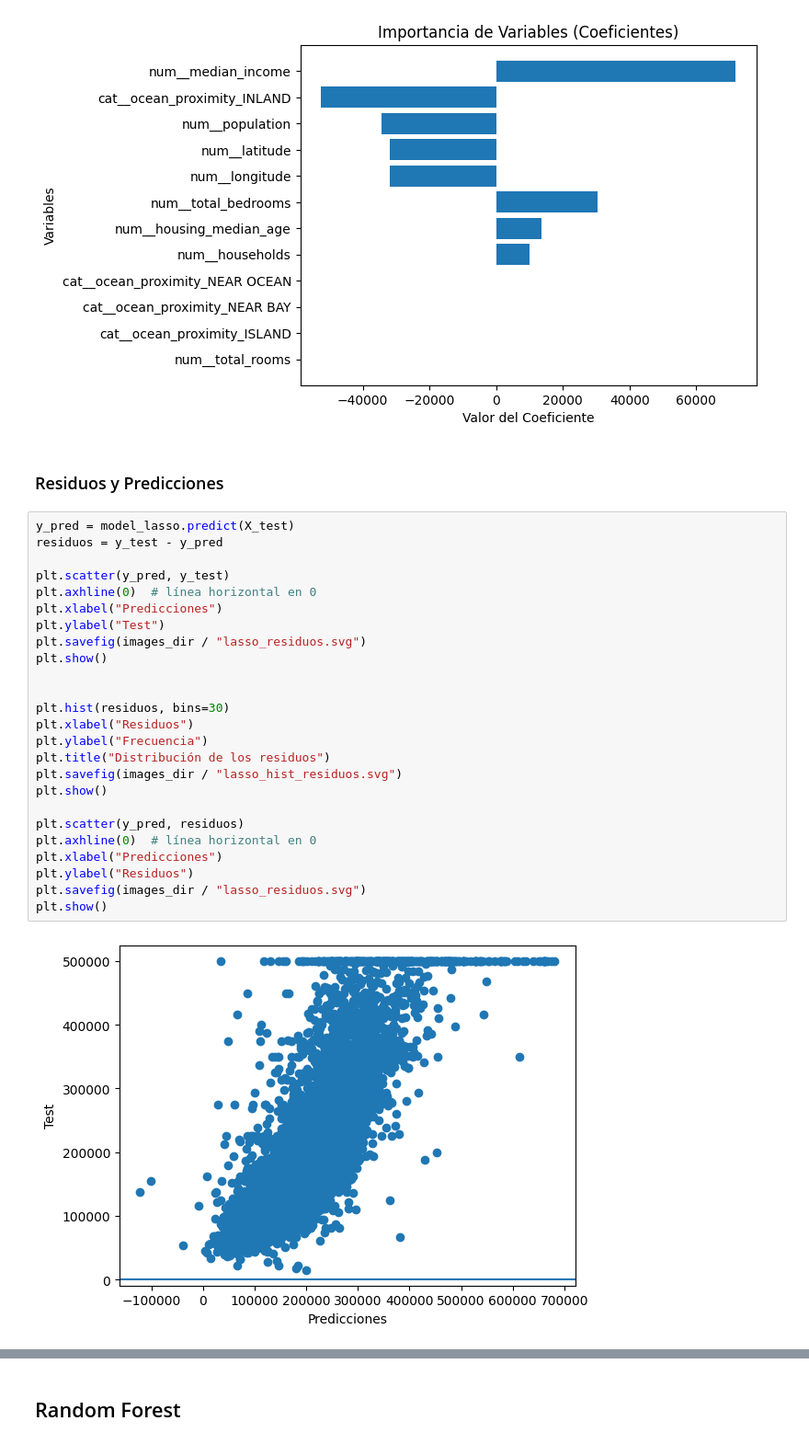
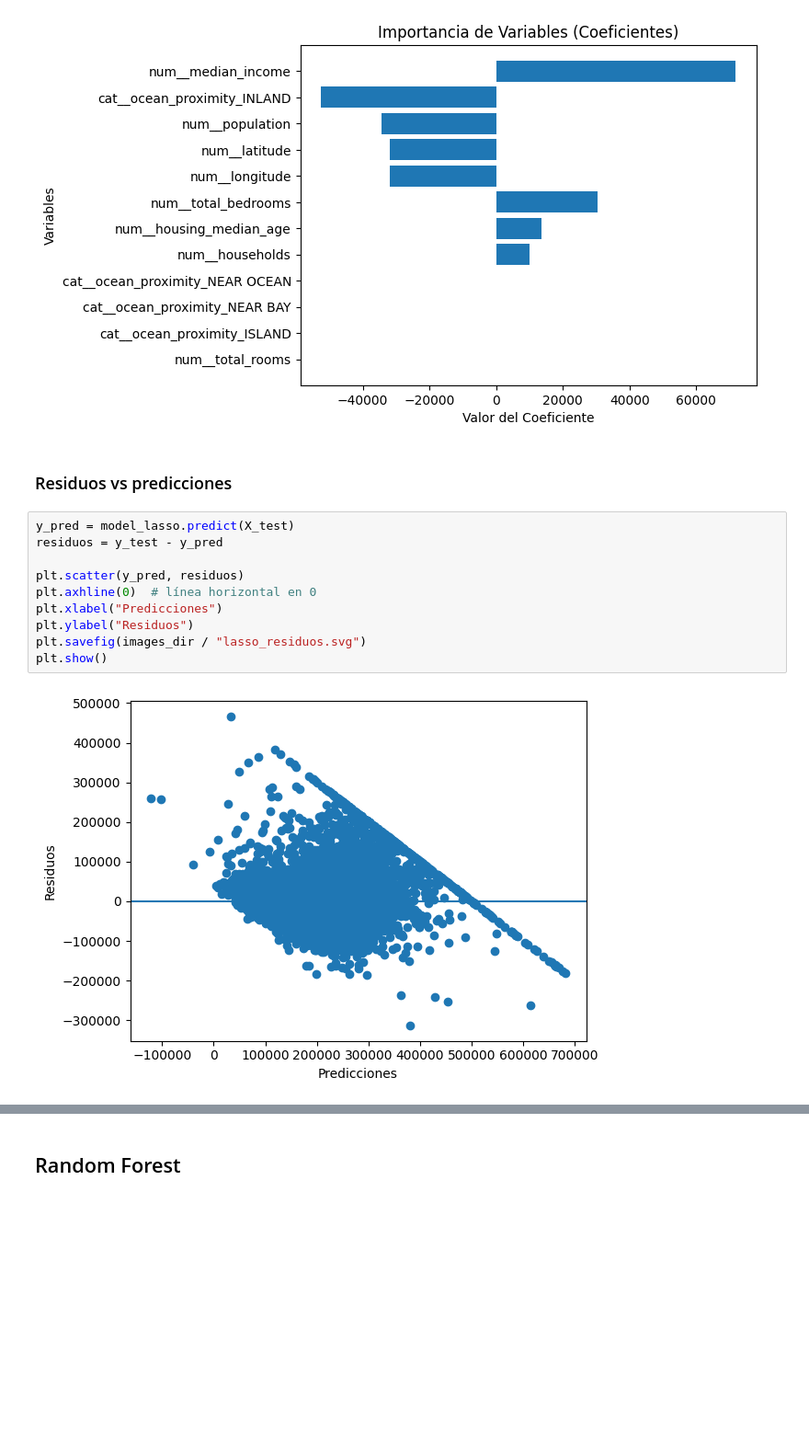
Before and after one commit to Danelnov/ml-project_analitica_datos, a Jupyter notebook: notebooks/02_modeling_regresion.ipynb, the cells around one changed output, grey strips where cells are left out. Shown at 92% size. Saved outputs shown, nothing was run; the diff lists cells and outputs as text; blank space fills up the shorter version.

```diff
--- a/notebooks/02_modeling_regresion.ipynb
+++ b/notebooks/02_modeling_regresion.ipynb
@@ -384,31 +382,16 @@ plt.show()
 # %% [output]
 [figure]
 # %% [markdown]
-### Residuos y Predicciones
+### Residuos vs predicciones
 # %%
 y_pred = model_lasso.predict(X_test)
 residuos = y_test - y_pred
-
-plt.scatter(y_pred, y_test)
-plt.axhline(0)  # línea horizontal en 0
-plt.xlabel("Predicciones")
-plt.ylabel("Test")
-plt.savefig(images_dir / "lasso_residuos.svg")
-plt.show()
-
-
-plt.hist(residuos, bins=30)
-plt.xlabel("Residuos")
-plt.ylabel("Frecuencia")
-plt.title("Distribución de los residuos")
-plt.savefig(images_dir / "lasso_hist_residuos.svg")
-plt.show()
 
 plt.scatter(y_pred, residuos)
 plt.axhline(0)  # línea horizontal en 0
 plt.xlabel("Predicciones")
 plt.ylabel("Residuos")
 plt.savefig(images_dir / "lasso_residuos.svg")
 plt.show()
 # %% [output]
-[figure, old version]
+[figure, new version]
```
Also changed, not shown: parts of 12 cells of this notebook.
